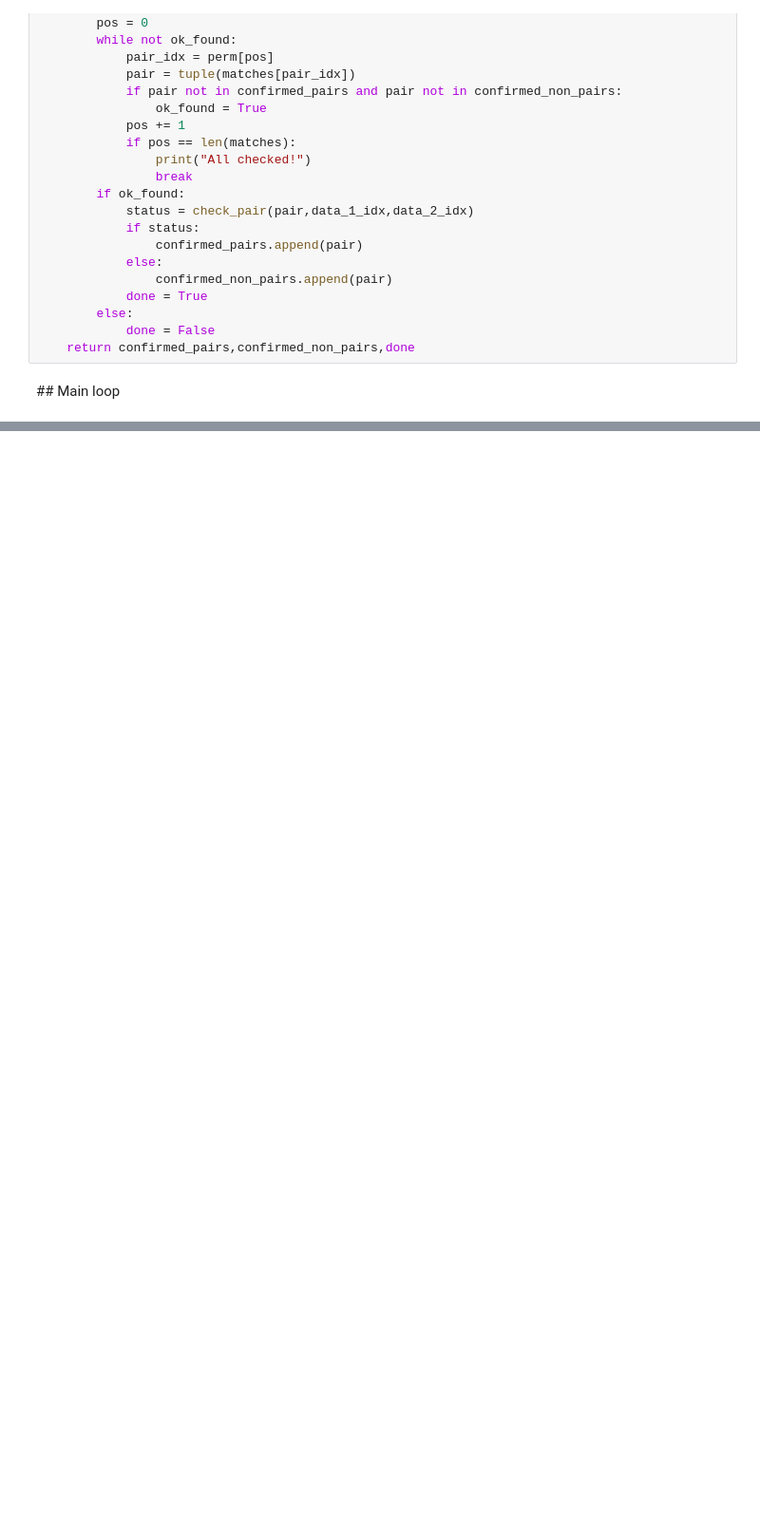
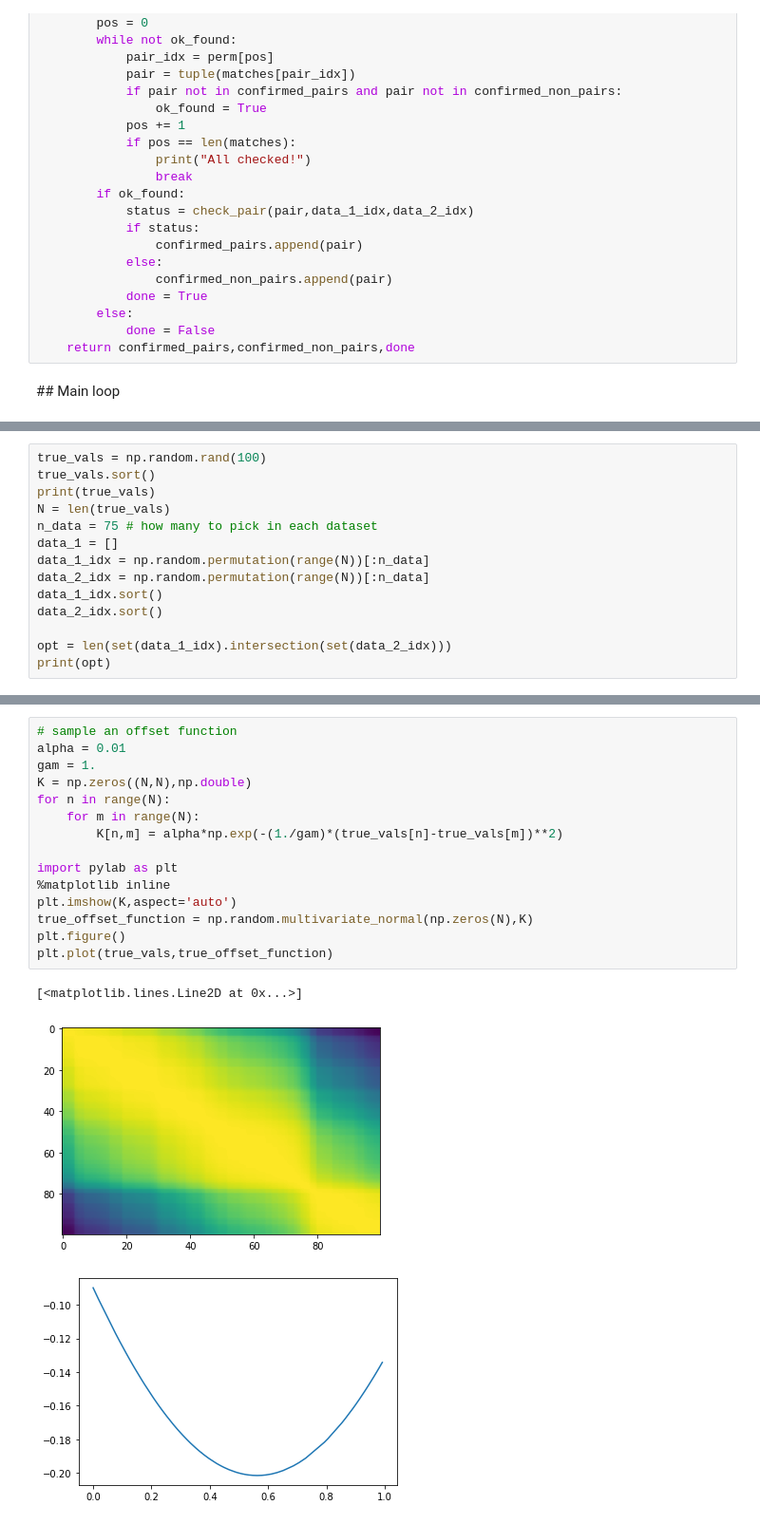
Before and after one commit to sdrogers/CLGP, a Jupyter notebook: Simpler.ipynb, the cells around one changed output, grey strips where cells are left out. Shown at 95% size. Saved outputs shown, nothing was run; the diff lists cells and outputs as text; blank space fills up the shorter version.

```diff
--- a/Simpler.ipynb
+++ b/Simpler.ipynb
@@ -266,0 +255,14 @@ plt.plot(observed_2,pred)
+# %%
+true_vals = np.random.rand(100)
+true_vals.sort()
+print(true_vals)
+N = len(true_vals)
+n_data = 75 # how many to pick in each dataset
+data_1 = []
+data_1_idx = np.random.permutation(range(N))[:n_data]
+data_2_idx = np.random.permutation(range(N))[:n_data]
+data_1_idx.sort()
+data_2_idx.sort()
+
+opt = len(set(data_1_idx).intersection(set(data_2_idx)))
+print(opt)
@@ -266,0 +287,19 @@ plt.plot(observed_2,pred)
+# %%
+# sample an offset function
+alpha = 0.01
+gam = 1.
+K = np.zeros((N,N),np.double)
+for n in range(N):
+    for m in range(N):
+        K[n,m] = alpha*np.exp(-(1./gam)*(true_vals[n]-true_vals[m])**2)
+
+import pylab as plt
+%matplotlib inline
+plt.imshow(K,aspect='auto')
+true_offset_function = np.random.multivariate_normal(np.zeros(N),K)
+plt.figure()
+plt.plot(true_vals,true_offset_function)
+# %% [output]
+[<matplotlib.lines.Line2D at 0x...>]
+[figure, added]
+[figure, added]
```
Also changed, not shown: parts of 13 cells of this notebook, 1 other file.
